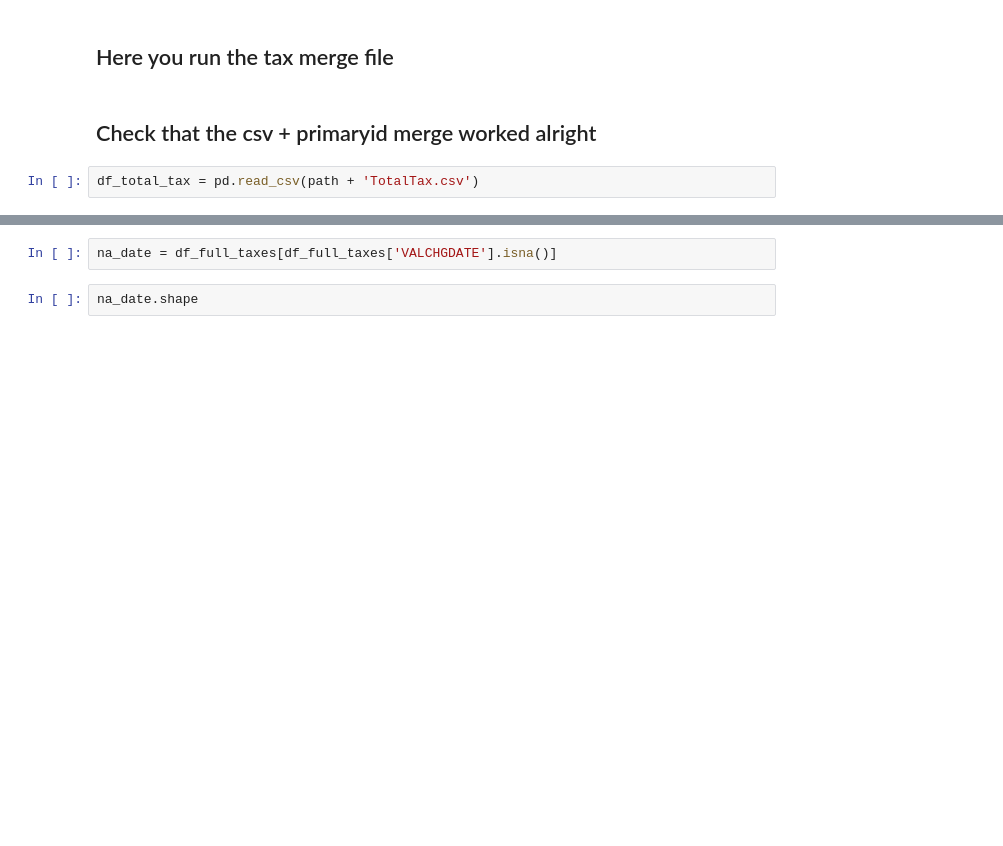
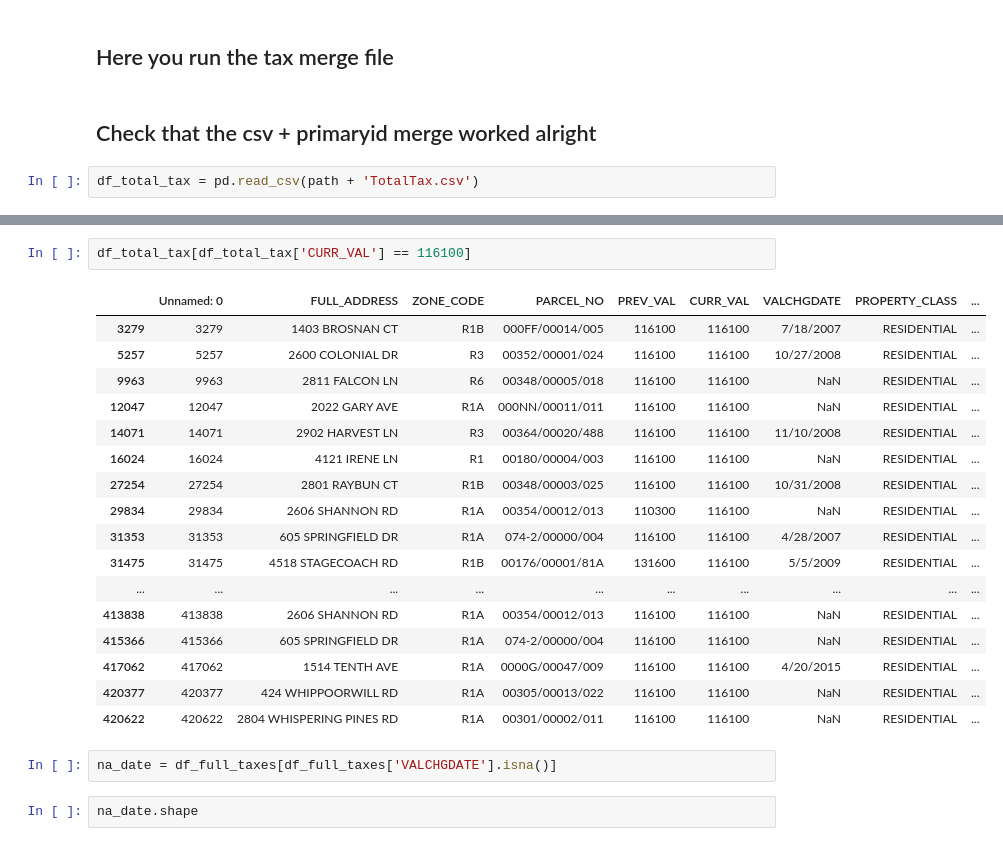
Before and after one commit to asensio-lab/albany-housing-analytics, a Jupyter notebook: preprocessing/propertyvalues/fix_tax_addresses_master.ipynb, the cells around one changed output, grey strips where cells are left out. Cells and saved outputs as stored; diff of their text form; blank space fills up the shorter version.

```diff
--- a/preprocessing/propertyvalues/fix_tax_addresses_master.ipynb
+++ b/preprocessing/propertyvalues/fix_tax_addresses_master.ipynb
@@ -301,3 +310,23 @@ df_total_tax = pd.read_csv(path + 'TotalTax.csv')
+# %%
+df_total_tax[df_total_tax['CURR_VAL'] == 116100]
+# %% [output]
+|  | Unnamed: 0 | FULL_ADDRESS | ZONE_CODE | PARCEL_NO | PREV_VAL | CURR_VAL | VALCHGDATE | PROPERTY_CLASS | ... |
+| 3279 | 3279 | 1403 BROSNAN CT | R1B | 000FF/00014/005 | 116100 | 116100 | 7/18/2007 | RESIDENTIAL | ... |
+| 5257 | 5257 | 2600 COLONIAL DR | R3 | 00352/00001/024 | 116100 | 116100 | 10/27/2008 | RESIDENTIAL | ... |
+| 9963 | 9963 | 2811 FALCON LN | R6 | 00348/00005/018 | 116100 | 116100 | NaN | RESIDENTIAL | ... |
+| 12047 | 12047 | 2022 GARY AVE | R1A | 000NN/00011/011 | 116100 | 116100 | NaN | RESIDENTIAL | ... |
+| 14071 | 14071 | 2902 HARVEST LN | R3 | 00364/00020/488 | 116100 | 116100 | 11/10/2008 | RESIDENTIAL | ... |
+| 16024 | 16024 | 4121 IRENE LN | R1 | 00180/00004/003 | 116100 | 116100 | NaN | RESIDENTIAL | ... |
+| 27254 | 27254 | 2801 RAYBUN CT | R1B | 00348/00003/025 | 116100 | 116100 | 10/31/2008 | RESIDENTIAL | ... |
+| 29834 | 29834 | 2606 SHANNON RD | R1A | 00354/00012/013 | 110300 | 116100 | NaN | RESIDENTIAL | ... |
+| 31353 | 31353 | 605 SPRINGFIELD DR | R1A | 074-2/00000/004 | 116100 | 116100 | 4/28/2007 | RESIDENTIAL | ... |
+| 31475 | 31475 | 4518 STAGECOACH RD | R1B | 00176/00001/81A | 131600 | 116100 | 5/5/2009 | RESIDENTIAL | ... |
+| ... | ... | ... | ... | ... | ... | ... | ... | ... | ... |
+| 413838 | 413838 | 2606 SHANNON RD | R1A | 00354/00012/013 | 116100 | 116100 | NaN | RESIDENTIAL | ... |
+| 415366 | 415366 | 605 SPRINGFIELD DR | R1A | 074-2/00000/004 | 116100 | 116100 | NaN | RESIDENTIAL | ... |
+| 417062 | 417062 | 1514 TENTH AVE | R1A | 0000G/00047/009 | 116100 | 116100 | 4/20/2015 | RESIDENTIAL | ... |
+| 420377 | 420377 | 424 WHIPPOORWILL RD | R1A | 00305/00013/022 | 116100 | 116100 | NaN | RESIDENTIAL | ... |
+| 420622 | 420622 | 2804 WHISPERING PINES RD | R1A | 00301/00002/011 | 116100 | 116100 | NaN | RESIDENTIAL | ... |
 # %%
 na_date = df_full_taxes[df_full_taxes['VALCHGDATE'].isna()]
 # %%
```
Also changed, not shown: parts of 9 cells of this notebook, 3 other files.
